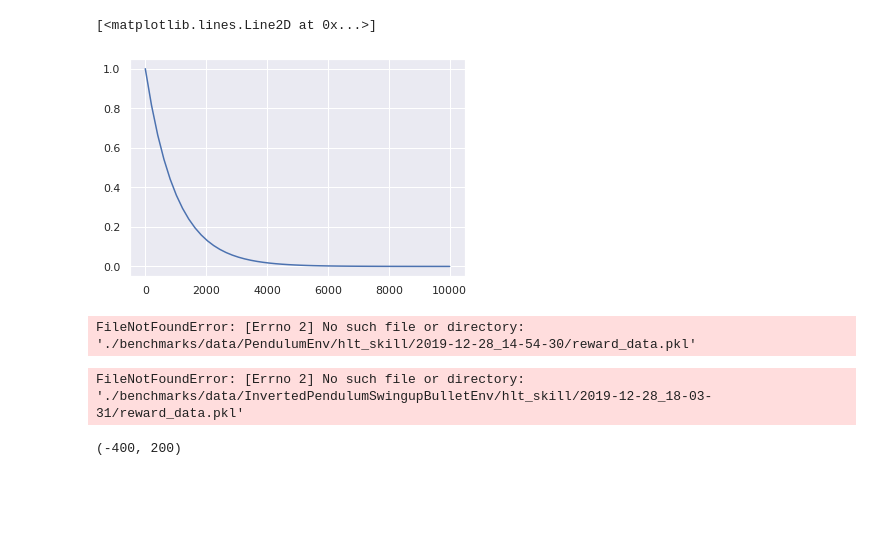
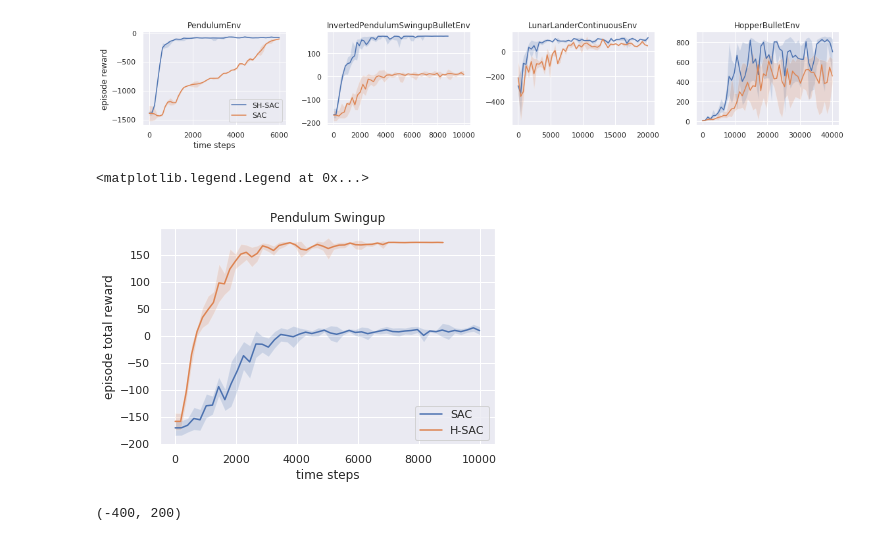
Before and after one commit to i-abr/HybridLearning, a Jupyter notebook: analysis.ipynb, the cells around one changed output. Cells and saved outputs as stored; diff of their text form; code cells hidden in the pictures; blank space fills up the shorter version.

Commit message:
creating checkpoint before I totally remove the OG determinsitic controller

```diff
--- a/analysis.ipynb
+++ b/analysis.ipynb
@@ -5,12 +5,6 @@ import matplotlib.pyplot as plt
 import glob
 import seaborn as sns
 sns.set(style="darkgrid")
-# %%
-x = np.linspace(0, 10000)
-plt.plot(x, 0.999**x)
-# %% [output]
-[<matplotlib.lines.Line2D at 0x...>]
-[figure, removed]
 # %%
 def reject_outliers_2(data, m=2.):
     d = np.abs(data - np.median(data))
@@ -66,19 +60,41 @@ def plot_data(log, label):
                     alpha=0.2)
+# %%
+fig, axs = plt.subplots(1, 4, figsize=(16,3))
+
+env_list = ['PendulumEnv', 'InvertedPendulumSwingupBulletEnv', 'LunarLanderContinuousEnv', 'HopperBulletEnv']
+
+for i,env in enumerate(env_list):
+    hsac_data = process_data('./benchmarks/data/' + env + '/h_sac/')
+    sac_data = process_data('./benchmarks/data/'+ env +  '/sac/')
+
+
+    plot_data(axs[i], hsac_data, 'SH-SAC')
+    plot_data(axs[i],sac_data, 'SAC')
+
+    axs[i].set_title(env, fontsize=12)
+
+axs[0].set_xlabel('time steps')
+axs[0].set_ylabel('episode reward')
+axs[0].legend()
+
+plt.tight_layout()
+# %% [output]
+[figure, added]
 # %%
+# hddpg_data = process_data('./benchmarks/data/InvertedPendulumSwingupBulletEnv/h_ddpg/')
+# ddpg_data = process_data('./benchmarks/data/InvertedPendulumSwingupBulletEnv/ddpg/')
 
-# hddpg_data = process_data('./benchmarks/data/PendulumEnv/h_ddpg/')
-# ddpg_data = process_data('./benchmarks/data/PendulumEnv/ddpg/')
-hlt_data = process_data('./benchmarks/data/PendulumEnv/hlt_skill/')
-hsac_data = process_data('./benchmarks/data/PendulumEnv/h_sac/')
-sac_data = process_data('./benchmarks/data/PendulumEnv/sac/')
+# hlt_data = process_data('./benchmarks/data/InvertedPendulumSwingupBulletEnv/hlt_skill/')
 
-plot_data(hlt_data, 'HLT')
 
+hsac_data = process_data('./benchmarks/data/InvertedPendulumSwingupBulletEnv/h_sac/')
+sac_data = process_data('./benchmarks/data/InvertedPendulumSwingupBulletEnv/sac/')
+
+# plot_data(hlt_data, 'HLT')
+# plot_data(hddpg_data, 'H-DDPG')
+
+plot_data(sac_data, 'SAC')
 plot_data(hsac_data, 'H-SAC')
-
-# plot_data(ddpg_data, 'DDPG')
-plot_data(sac_data, 'SAC')
-
 
 plt.xlabel('time steps')
 plt.ylabel('episode total reward')
@@ -86,30 +102,8 @@ plt.title('Pendulum Swingup')
 
 plt.legend()
 # %% [output]
-FileNotFoundError: [Errno 2] No such file or directory: './benchmarks/data/PendulumEnv/hlt_skill/2019-12-28_14-54-30/reward_data.pkl'
+<matplotlib.legend.Legend at 0x...>
+[figure, added]
-# %%
-# hddpg_data = process_data('./benchmarks/data/InvertedPendulumSwingupBulletEnv/h_ddpg/')
-# ddpg_data = process_data('./benchmarks/data/InvertedPendulumSwingupBulletEnv/ddpg/')
-
-hlt_data = process_data('./benchmarks/data/InvertedPendulumSwingupBulletEnv/hlt_skill/')
-
-
-hsac_data = process_data('./benchmarks/data/InvertedPendulumSwingupBulletEnv/h_sac/')
-sac_data = process_data('./benchmarks/data/InvertedPendulumSwingupBulletEnv/sac/')
-
-plot_data(hlt_data, 'HLT')
-# plot_data(hddpg_data, 'H-DDPG')
-
-plot_data(sac_data, 'SAC')
-plot_data(hsac_data, 'H-SAC')
-
-plt.xlabel('time steps')
-plt.ylabel('episode total reward')
-plt.title('Pendulum Swingup')
-
-plt.legend()
-# %% [output]
-FileNotFoundError: [Errno 2] No such file or directory: './benchmarks/data/InvertedPendulumSwingupBulletEnv/hlt_skill/2019-12-28_18-03-31/reward_data.pkl'
 # %%
 hddpg_data = process_data('./benchmarks/data/LunarLanderContinuousEnv/h_ddpg/')
 ddpg_data = process_data('./benchmarks/data/LunarLanderContinuousEnv/ddpg/')
```
Also changed, not shown: parts of 3 cells of this notebook.
